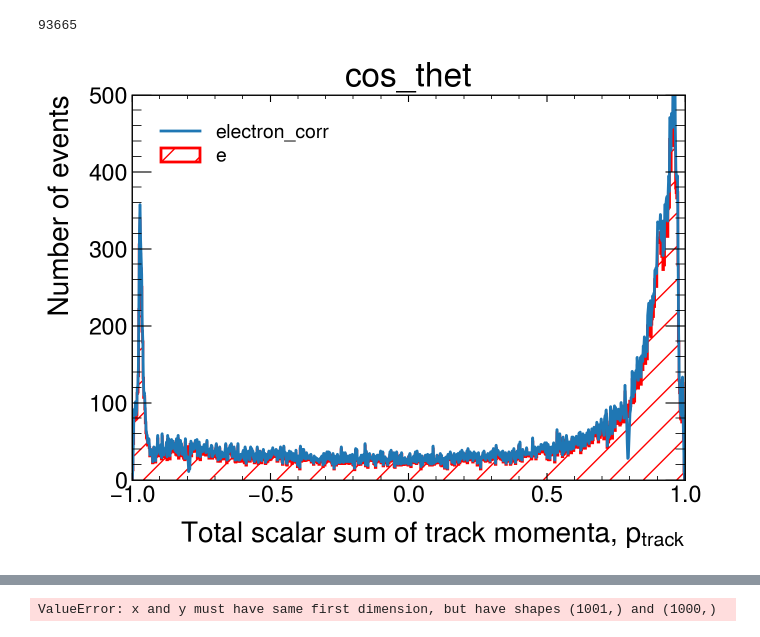
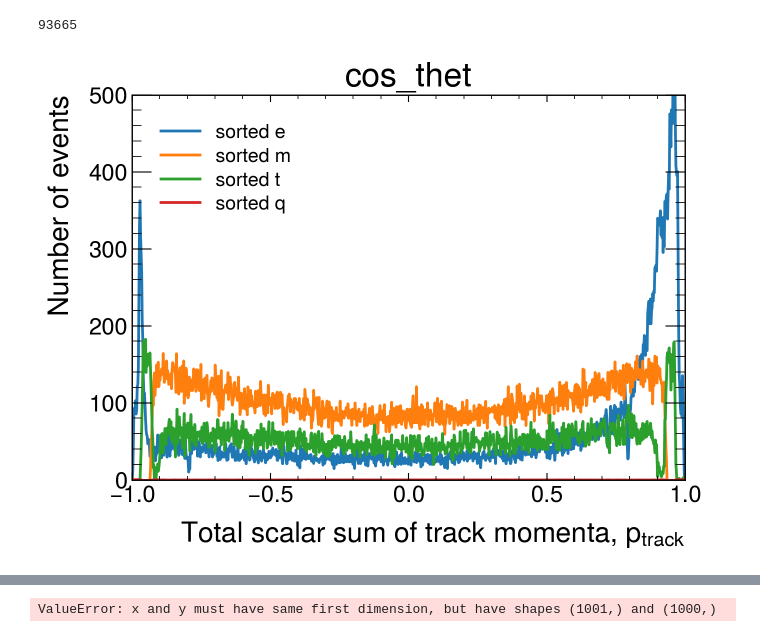
Before and after one commit to lukasg96/z0-precisionmeasurement, a Jupyter notebook: z0_experiment.ipynb, the cells around one changed output, grey strips where cells are left out. Drawn from its saved outputs; the diff is of its cells as text; code cells hidden in the pictures.

Commit message:
Using silulated data to test alaysis of Costhet

```diff
--- a/z0_experiment.ipynb
+++ b/z0_experiment.ipynb
@@ -503,10 +502,10 @@ while i < 4:
     a = 12#4#4#3
     b = 8#8#15# 10
     #emasks[5] = np.logical_or( (((brancheses[i]['E_ecal']-90.7)**2/a**2 + (brancheses[i]['Pcharged']-89.3)**2/b**2) <= 1) , (brancheses[i]['Pcharged'] == 0))
-    emasks[5] = (((brancheses[i]['E_ecal']-90.7)**2/a**2 + (brancheses[i]['Pcharged']-89.3)**2/b**2) <= 1
+    emasks[5] = ((brancheses[i]['E_ecal']-90.7)**2/a**2 + (brancheses[i]['Pcharged']-89.3)**2/b**2) <= 1
     eeleptic[i] = np.sum(emasks[5])
 
-    ecuts[i] = emasks[0] & emasks[1] & emasks[2] & emasks[5]# & emasks[3] & emasks[4]
+    ecuts[i] = emasks[0] & emasks[1] & emasks[2]# & emasks[5]# & emasks[3] & emasks[4]
     i += 1
 
 
@@ -551,7 +550,7 @@ Ne_0_MC = 1000000
 Ne_1_MC = Ne_0_MC
 # %%
 N = 100000
-Ne = eeleptic[0] * (N / len(emasks[5]))
+Ne = N# eeleptic[0] * (N / len(emasks[5]))
 A = np.array([[np.sum(ecuts[0])/Ne, np.sum(ecuts[1])/Ne, np.sum(ecuts[2])/Ne, np.sum(ecuts[3])/Ne],
               [np.sum(mcuts[0])/N, np.sum(mcuts[1])/N, np.sum(mcuts[2])/N, np.sum(mcuts[3])/N],
               [np.sum(tcuts[0])/N, np.sum(tcuts[1])/N, np.sum(tcuts[2])/N, np.sum(tcuts[3])/N],
@@ -643,10 +642,10 @@ while i < 5:
     a = 12#4#3
     b = 8#15# 10
     #emasks[5] = np.logical_or( (((brancheses[i]['E_ecal']-90.7)**2/a**2 + (brancheses[i]['Pcharged']-89.3)**2/b**2) <= 1) , (brancheses[i]['Pcharged'] == 0))
-    emasks[5] =  (((brancheses[i]['E_ecal']-90.7)**2/a**2 + (brancheses[i]['Pcharged']-89.3)**2/b**2) <= 1
+    emasks[5] =  ((brancheses[i]['E_ecal']-90.7)**2/a**2 + (brancheses[i]['Pcharged']-89.3)**2/b**2) <= 1
     eeleptic[i] = np.sum(emasks[5])
 
-    ecuts[i] = emasks[0] & emasks[1] & emasks[2] & emasks[5]# & emasks[3] & emasks[4]
+    ecuts[i] = emasks[0] & emasks[1] & emasks[2]# & emasks[5]# & emasks[3] & emasks[4]
     i += 1
 
 
@@ -695,60 +694,58 @@ Nbins = 1000
 
 #bin_content, bin_edges, _ = plt.hist(costhet[4][ecuts[4]], bins=1000, range=(x_min,x_max), histtype='step',  linewidth=2, edgecolor='b', hatch='/', label='e', zorder=2)
 ye, bin_edges, = np.histogram(costhet[4][ecuts[4]], bins=Nbins, range=(x_min,x_max))
-ym, bin_edges, = np.histogram(costhet[4][ecuts[4]], bins=Nbins, range=(x_min,x_max))
-yt, bin_edges, = np.histogram(costhet[4][ecuts[4]], bins=Nbins, range=(x_min,x_max))
-yq, bin_edges, = np.histogram(costhet[4][ecuts[4]], bins=Nbins, range=(x_min,x_max))
+ym, bin_edges, = np.histogram(costhet[4][mcuts[4]], bins=Nbins, range=(x_min,x_max))
+yt, bin_edges, = np.histogram(costhet[4][tcuts[4]], bins=Nbins, range=(x_min,x_max))
+yq, bin_edges, = np.histogram(costhet[4][qcuts[4]], bins=Nbins, range=(x_min,x_max))
 
 mid = 0.5*(bin_edges[1:] + bin_edges[:-1]) #Calculate midpoint of the bars
 
-E = np.zeros(Nbins)
-M = np.zeros(Nbins)
-T = np.zeros(Nbins)
-Q = np.zeros(Nbins)
+E_costhet = np.zeros(Nbins)
+M_costhet = np.zeros(Nbins)
+T_costhet = np.zeros(Nbins)
+Q_costhet = np.zeros(Nbins)
 
 i = 0
 while i < Nbins:
     multipi =  A_inv.dot(np.array([ye[i], ym[i], yt[i], yq[i]]))
-    E[i] = multipi[0]
-    M[i] = multipi[1]
-    T[i] = multipi[2]
-    Q[i] = multipi[3]
+    E_costhet[i] = multipi[0]
+    M_costhet[i] = multipi[1]
+    T_costhet[i] = multipi[2]
+    Q_costhet[i] = multipi[3]
     i += 1
 #print(E)
 
+plt.plot(mid, E_costhet, label='sorted e')
+plt.plot(mid, M_costhet, label='sorted m')
+plt.plot(mid, T_costhet, label='sorted t')
+plt.plot(mid, Q_costhet, label='sorted q')
 
-#M = A_inv.dot(np.array([ye, ym, yt, yq]))[1]
-#T = A_inv.dot(np.array([ye, ym, yt, yq]))[2]
-#Q = A_inv.dot(np.array([ye, ym, yt, yq]))[3]
-
-plt.plot(mid, E)
-
-bin_content, bin_edges, _ = plt.hist(costhet[0], bins=1000, range=(x_min,x_max), histtype='step',  linewidth=2, edgecolor='r', hatch='/', label='e', zorder=1)
+#bin_content, bin_edges, _ = plt.hist(costhet[0], bins=1000, range=(x_min,x_max), histtype='step',  linewidth=2, edgecolor='r', hatch='/', label='e', zorder=1)
 #bin_content, bin_edges, _ = plt.hist(costhet[2], bins=1000, range=(x_min,x_max), histtype='step',  linewidth=2, edgecolor='g', hatch='/', label='t')
 #bin_content, bin_edges, _ = plt.hist(costhet[3], bins=1000, range=(x_min,x_max), histtype='step',  linewidth=2, edgecolor='y', hatch='/', label='q')
 #bin_content, bin_edges, _ = plt.hist(costhet[4], bins=1000, range=(x_min,x_max), histtype='step',  linewidth=2, edgecolor='black', hatch='/', label='sum', zorder=1)
 
 
 #mid = 0.5*(bin_edges[1:] + bin_edges[:-1]) #Calculate midpoint of the bars
 
 #error_sizes = np.sqrt(bin_content)
 
 #plt.errorbar(mid, bin_content, yerr=error_sizes, fmt='none', label='Errors')
 ### When producing an histogram, you can store the bin content and the edges of the bins in
 ###'bin_content', and 'bin_edges'
 #print(bin_content)
 #print(bin_edges)
 
 ### Show the plot on screen
 plt.legend()
 plt.title(var[6])
 plt.xlim(x_min,x_max)
 plt.ylim(0,500)
 plt.xlabel('Total scalar sum of track momenta, $p_{track}$')
 plt.ylabel('Number of events')
 plt.show()
 # %% [output]
-[figure, old version]
+[figure, new version]
 # %%
 # Fit der Funktion an die Verteilung
 # für elektronen an die Cos theta verteilung
```
Also changed, not shown: parts of 9 cells of this notebook.
